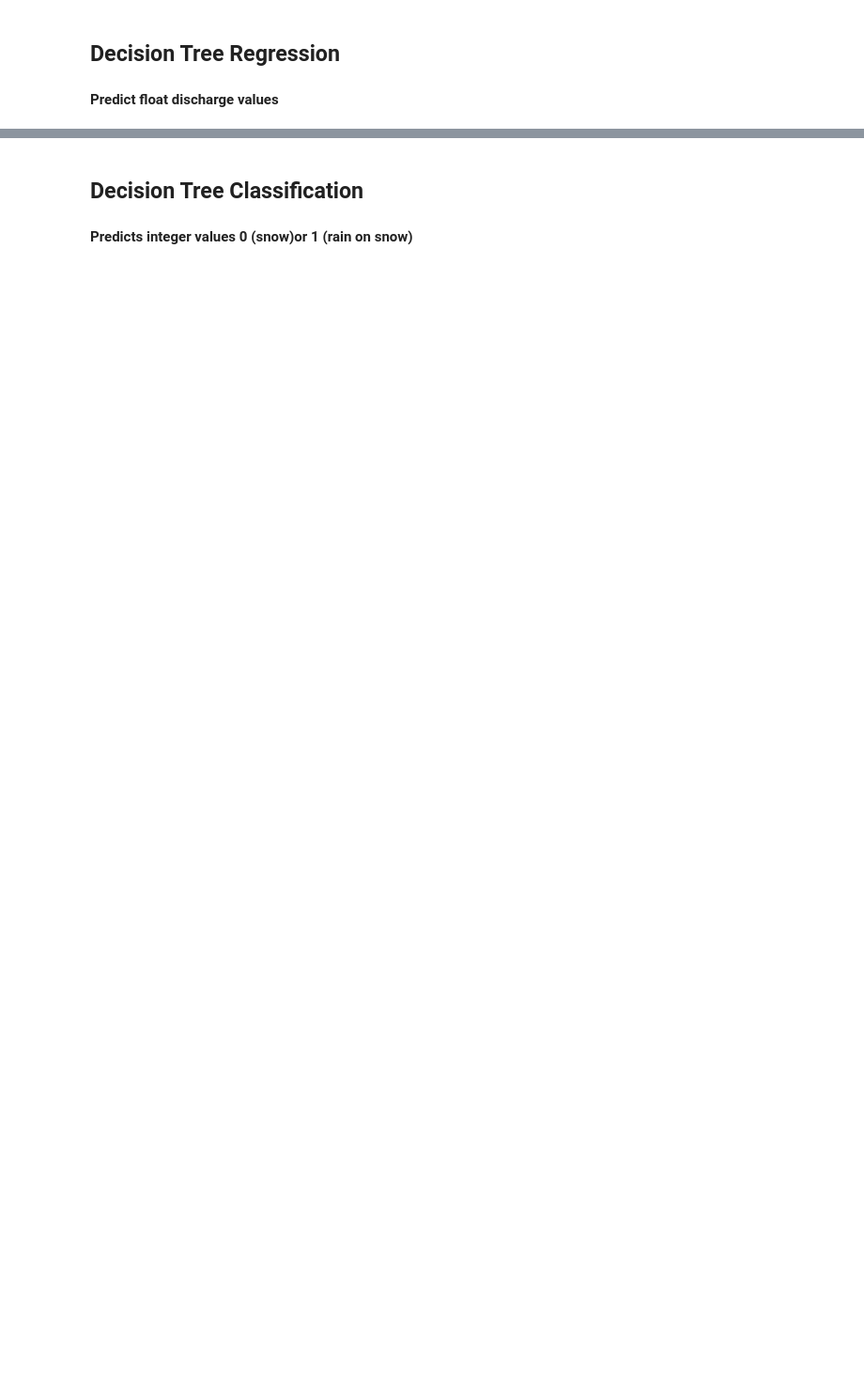
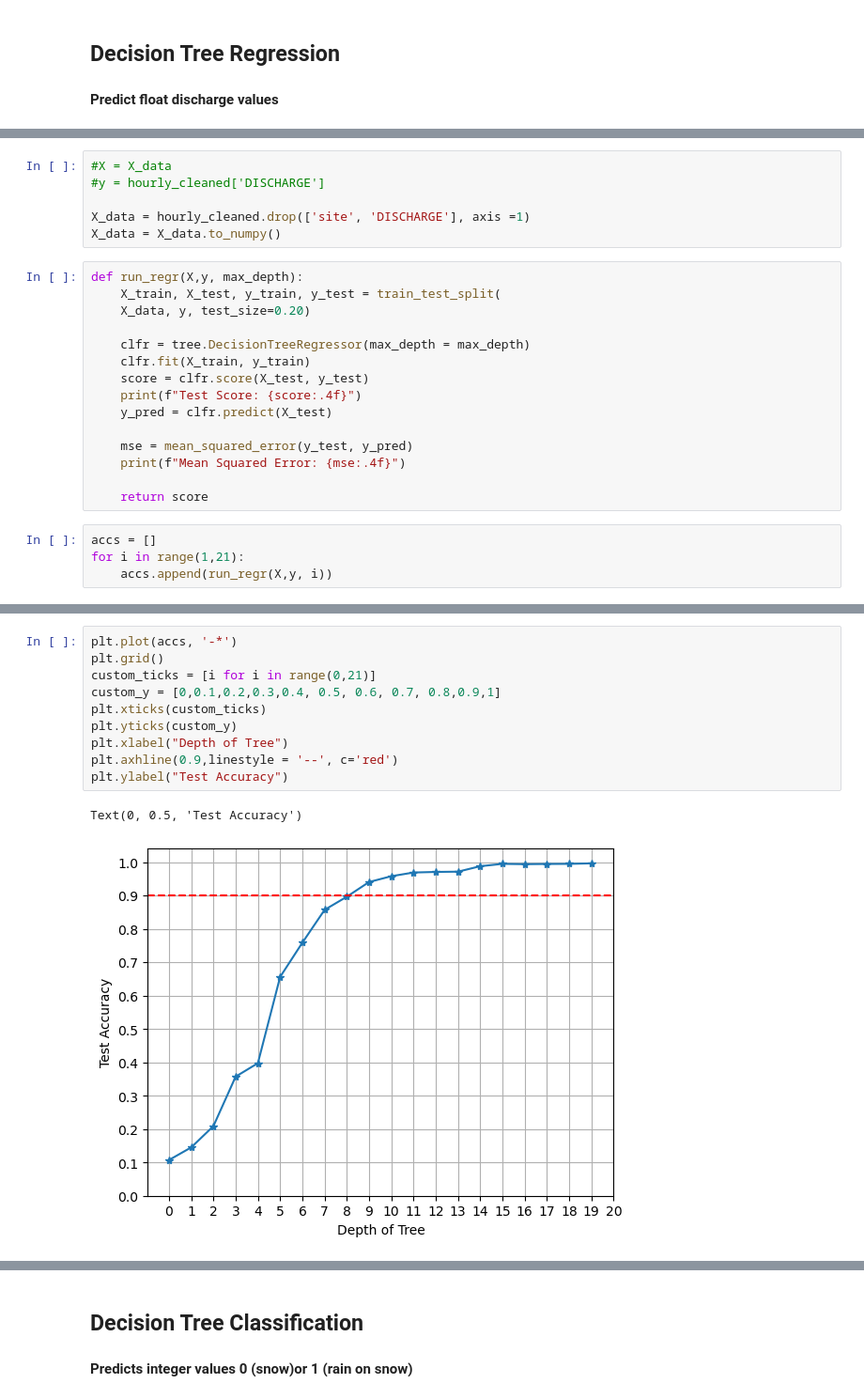
Before and after one commit to UW-GDA/FlakesAndFlows, a Jupyter notebook: notebooks/analysis/EDA.ipynb, the cells around one changed output, grey strips where cells are left out. Shown at 94% size. Cells and saved outputs as stored; diff of their text form; blank space fills up the shorter version.

```diff
--- a/notebooks/analysis/EDA.ipynb
+++ b/notebooks/analysis/EDA.ipynb
@@ -305,0 +361,25 @@ Name: DISCHARGE, dtype: object
+# %%
+#X = X_data
+#y = hourly_cleaned['DISCHARGE']
+
+X_data = hourly_cleaned.drop(['site', 'DISCHARGE'], axis =1)
+X_data = X_data.to_numpy()
+# %%
+def run_regr(X,y, max_depth):
+    X_train, X_test, y_train, y_test = train_test_split(
+    X_data, y, test_size=0.20)
+
+    clfr = tree.DecisionTreeRegressor(max_depth = max_depth)
+    clfr.fit(X_train, y_train)
+    score = clfr.score(X_test, y_test)
+    print(f"Test Score: {score:.4f}")
+    y_pred = clfr.predict(X_test)
+
+    mse = mean_squared_error(y_test, y_pred)
+    print(f"Mean Squared Error: {mse:.4f}")
+
+    return score
+# %%
+accs = []
+for i in range(1,21):
+    accs.append(run_regr(X,y, i))
@@ -305,0 +404,13 @@ Name: DISCHARGE, dtype: object
+# %%
+plt.plot(accs, '-*')
+plt.grid()
+custom_ticks = [i for i in range(0,21)]
+custom_y = [0,0.1,0.2,0.3,0.4, 0.5, 0.6, 0.7, 0.8,0.9,1]
+plt.xticks(custom_ticks)
+plt.yticks(custom_y)
+plt.xlabel("Depth of Tree")
+plt.axhline(0.9,linestyle = '--', c='red')
+plt.ylabel("Test Accuracy")
+# %% [output]
+Text(0, 0.5, 'Test Accuracy')
+[figure, added]
```
Also changed, not shown: parts of 71 cells of this notebook.
